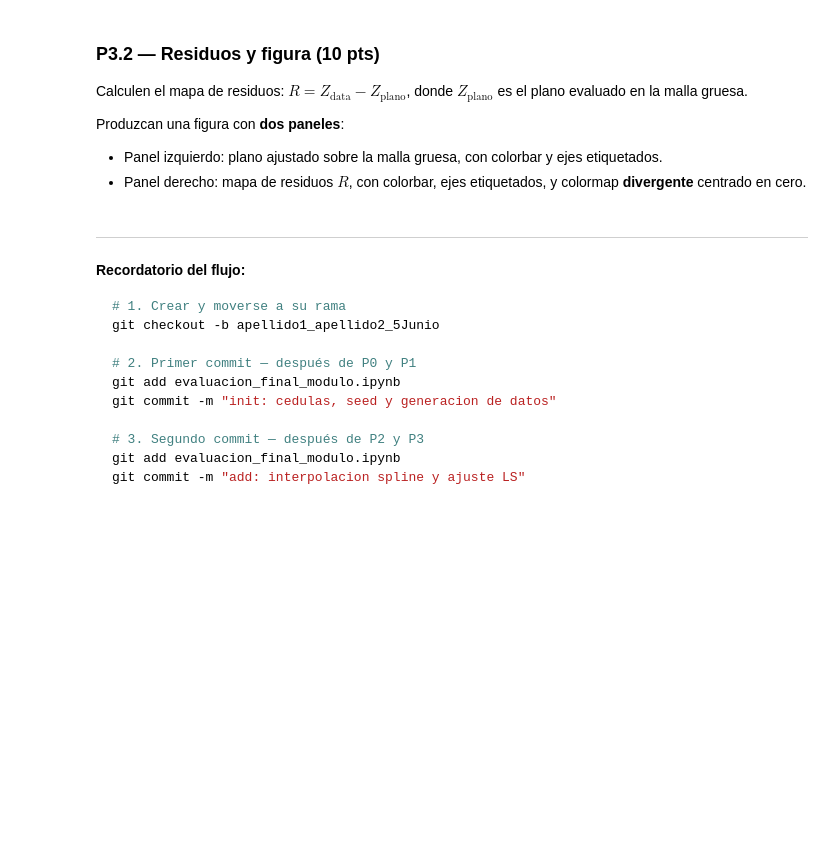
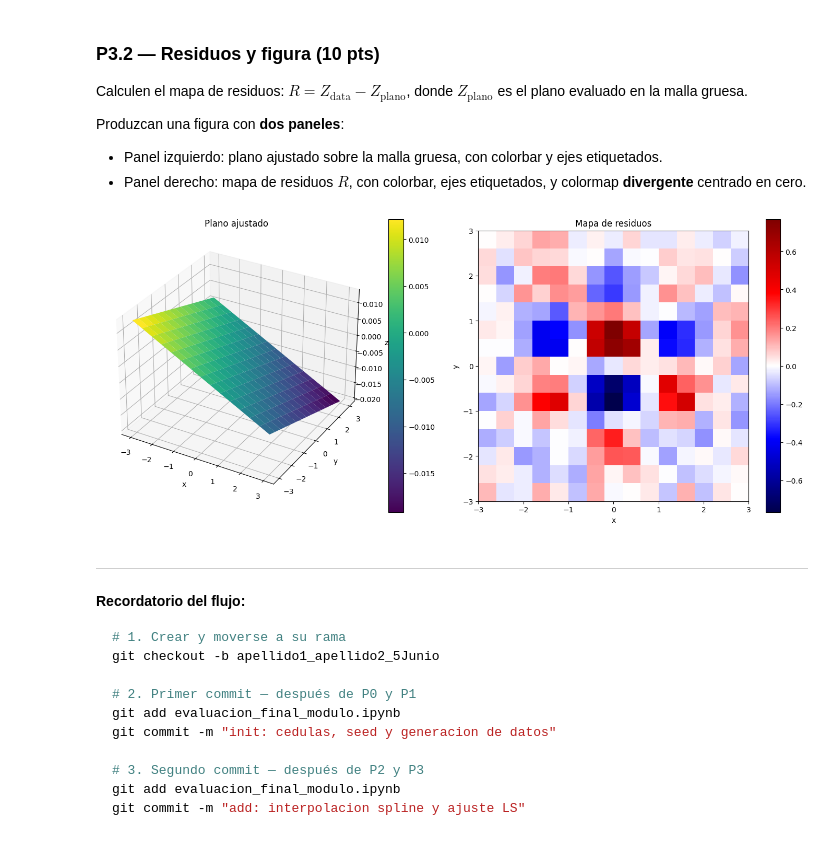
Before and after one commit to manubastidas/programacionCientifica, a Jupyter notebook: Evaluacion/marulanda_osorno_evaluacion1.ipynb, the cells around one changed output. Saved outputs shown, nothing was run; the diff lists cells and outputs as text; code cells hidden in the pictures; blank space fills up the shorter version.

```diff
--- a/Evaluacion/marulanda_osorno_evaluacion1.ipynb
+++ b/Evaluacion/marulanda_osorno_evaluacion1.ipynb
@@ -200,7 +286,53 @@ Produzcan una figura con **dos paneles**:
 - Panel izquierdo: plano ajustado sobre la malla gruesa, con colorbar y ejes etiquetados.
 - Panel derecho: mapa de residuos $R$, con colorbar, ejes etiquetados, y colormap **divergente** centrado en cero.
 # %%
-# TODO P3.2: plano ajustado y mapa de residuos
+Z_plane = a*X_raw + b*Y_raw + c
+
+R = Z_data - Z_plane
+
+fig = plt.figure(figsize=(14,6))
+
+# Plano
+ax1 = fig.add_subplot(121, projection='3d')
+
+surf = ax1.plot_surface(
+    X_raw,
+    Y_raw,
+    Z_plane,
+    cmap='viridis'
+)
+
+ax1.set_title("Plano ajustado")
+ax1.set_xlabel("x")
+ax1.set_ylabel("y")
+ax1.set_zlabel("z")
+
+fig.colorbar(surf, ax=ax1)
+
+# Residuos
+ax2 = fig.add_subplot(122)
+
+lim = np.max(np.abs(R))
+
+im = ax2.imshow(
+    R,
+    cmap='seismic',
+    origin='lower',
+    extent=[-3,3,-3,3],
+    vmin=-lim,
+    vmax=lim
+)
+
+ax2.set_title("Mapa de residuos")
+ax2.set_xlabel("x")
+ax2.set_ylabel("y")
+
+fig.colorbar(im, ax=ax2)
+
+plt.tight_layout()
+plt.show()
+# %% [output]
+[figure, added]
 # %% [markdown]
 ---
 **Recordatorio del flujo:**
```
Also changed, not shown: parts of 3 cells of this notebook.
